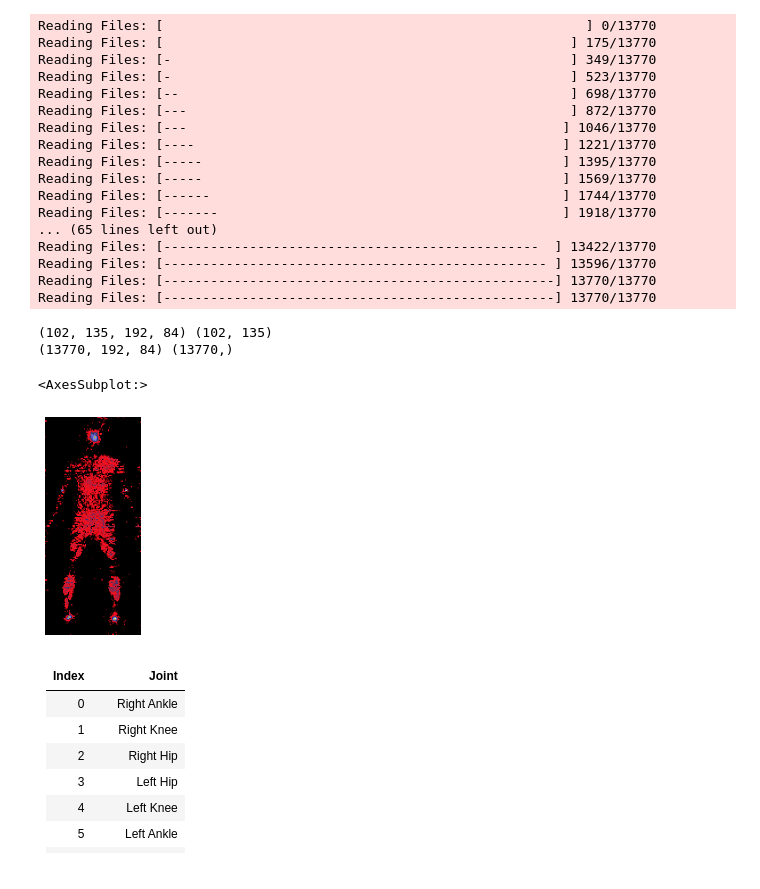
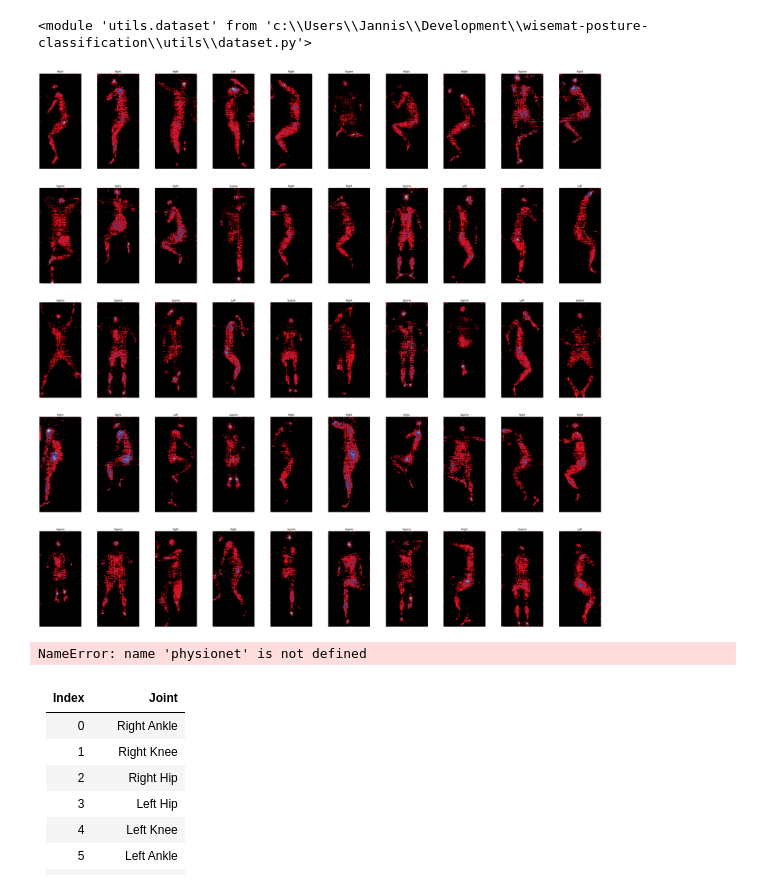
Before and after one commit to jb3rndt/wisemat-posture-classification, a Jupyter notebook: slp.ipynb, the cells around one changed output. Drawn from its saved outputs; the diff is of its cells as text; code cells hidden in the pictures.

Commit message:
Visualizing SLP

```diff
--- a/slp.ipynb
+++ b/slp.ipynb
@@ -10,36 +10,30 @@ from utils.dataset import *
 # %%
-from utils.transforms import *
-from utils.visualizations import *
-import utils.transforms as tf
-import utils.visualizations as vi
+import utils.dataset as ds
 import importlib
-importlib.reload(tf)
-importlib.reload(vi)
+importlib.reload(ds)
 
-SLPDataset.reload_data_from_source()
+ds.SLPDataset.reload_data_from_source()
+ds.PhysionetDataset.reload_data_from_source()
 # %% [output]
-Reading Files: [                                                      ] 0/13770
-Reading Files: [                                                    ] 175/13770
-Reading Files: [-                                                   ] 349/13770
-Reading Files: [-                                                   ] 523/13770
-Reading Files: [--                                                  ] 698/13770
-Reading Files: [---                                                 ] 872/13770
-Reading Files: [---                                                ] 1046/13770
-Reading Files: [----                                               ] 1221/13770
-Reading Files: [-----                                              ] 1395/13770
-Reading Files: [-----                                              ] 1569/13770
-Reading Files: [------                                             ] 1744/13770
-Reading Files: [-------                                            ] 1918/13770
-... (65 lines left out)
-Reading Files: [------------------------------------------------  ] 13422/13770
-Reading Files: [------------------------------------------------- ] 13596/13770
-Reading Files: [--------------------------------------------------] 13770/13770
-Reading Files: [--------------------------------------------------] 13770/13770
+<module 'utils.dataset' from 'c:\\Users\\Jannis\\Development\\wisemat-posture-classification\\utils\\dataset.py'>
+# %%
+import utils.dataset as ds
+import importlib
+importlib.reload(ds)
+
+physionet = ds.PhysionetDataset(train=True)
+slp = ds.SLPDataset()
 # %%
-slp = SLPDataset()
-plot_image(slp[0][0])
+from utils.transforms import *
+from utils.visualizations import *
+import utils.transforms as tf
+import utils.visualizations as vi
+import importlib
+importlib.reload(tf)
+importlib.reload(vi)
+
+nsamples = 50
+sample_indices = random.sample(range(0, len(slp)), nsamples)
+plot_samples_matrix(list(map(lambda i: (slp[i][0], slp.classes[slp[i][1]]), sample_indices)))
 # %% [output]
-(102, 135, 192, 84) (102, 135)
-(13770, 192, 84) (13770,)
-<AxesSubplot:>
-[figure, old version]
+[figure, new version]
@@ -52,7 +40,7 @@ ds.PhysionetDataset.reload_data_from_source()
 # %%
-physionet = PhysionetDataset(train=True)
-
 plot_image(physionet[0][0])
+# %% [output]
+NameError: name 'physionet' is not defined
 # %% [markdown]
 | Index | Joint          |
 |-------|----------------|
```
Also changed, not shown: parts of 2 cells of this notebook, 4 other files.
